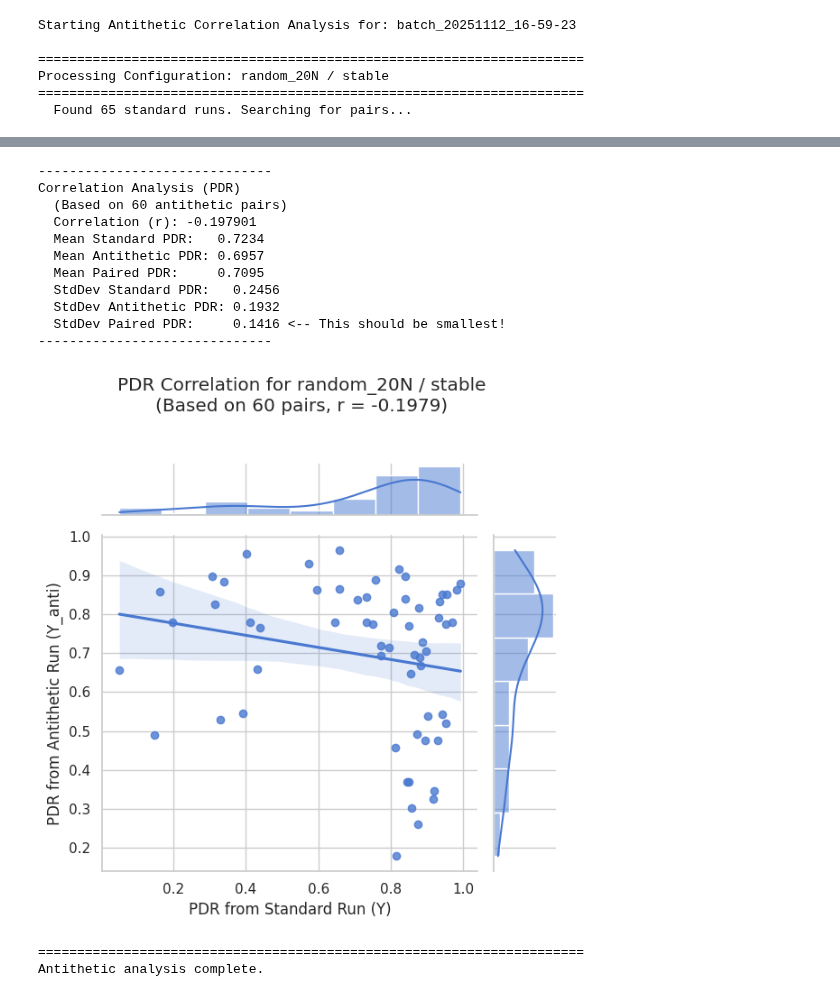
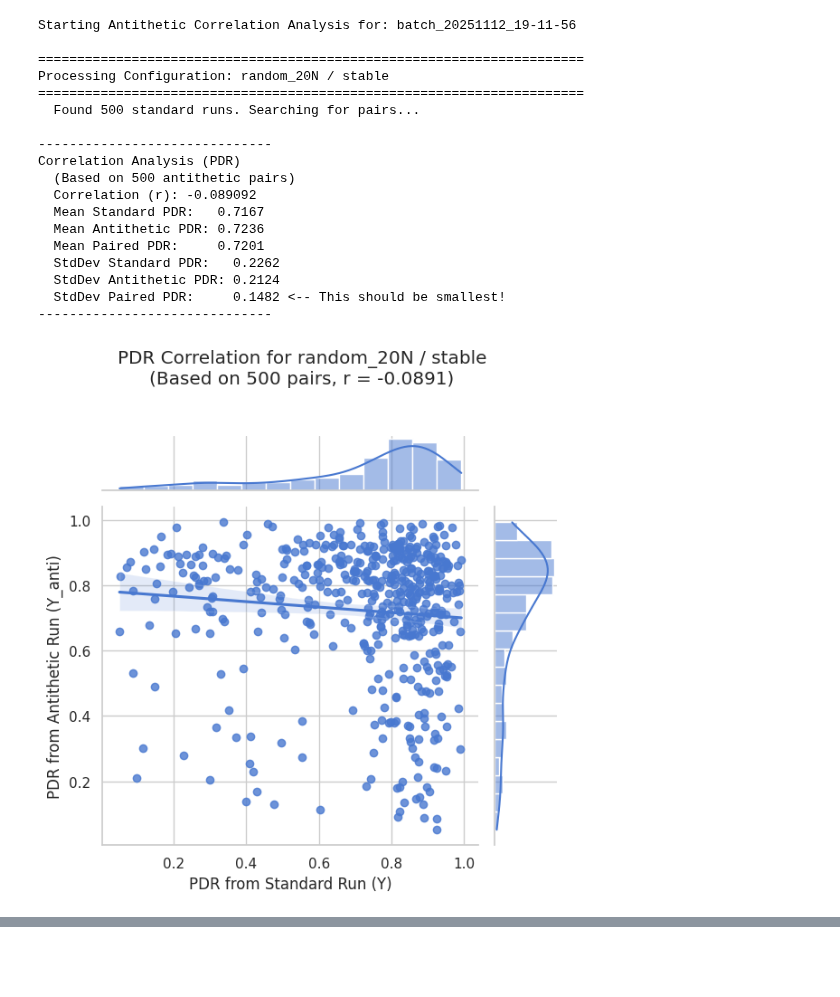
Before and after one commit to damiano-salvaterra/SPE-project, a Jupyter notebook: src/evaluation/check_antithetic.ipynb, the cells around one changed output, grey strips where cells are left out. Drawn from its saved outputs; the diff is of its cells as text; code cells hidden in the pictures; blank space fills up the shorter version.

```diff
--- a/src/evaluation/check_antithetic.ipynb
+++ b/src/evaluation/check_antithetic.ipynb
@@ -7,7 +7,7 @@ from pathlib import Path
 import sys
 import warnings
 
-PATH_TO_RESULTS_BATCH_FOLDER = Path("/home/damole/Documents/develop/SPE-project/results/batch_20251112_16-59-23/")
+PATH_TO_RESULTS_BATCH_FOLDER = Path("/home/damole/Documents/develop/SPE-project/results/batch_20251112_19-11-56/")
 
 
 # Log file names
@@ -142,33 +142,45 @@ else:
                 print(f"  Mean Standard PDR:   {np.mean(pdrs_standard):.4f}")
                 print(f"  Mean Antithetic PDR: {np.mean(pdrs_antithetic):.4f}")
                 print(f"  Mean Paired PDR:     {df_corr.mean(axis=1).mean():.4f}")
                 print(f"  StdDev Standard PDR:   {np.std(pdrs_standard):.4f}")
                 print(f"  StdDev Antithetic PDR: {np.std(pdrs_antithetic):.4f}")
                 print(f"  StdDev Paired PDR:     {df_corr.mean(axis=1).std():.4f} <-- This should be smallest!")
                 print("-"*30)
 
 
                 # --- Plot the Correlation ---
-                # A jointplot is perfect: scatter + histograms
                 plot = sns.jointplot(
                     data=df_corr,
                     x='Standard_PDR',
                     y='Antithetic_PDR',
                     kind='reg' # 'reg' adds a regression line
                 )
                 plot.fig.suptitle(f'PDR Correlation for {config_name}\n(Based on {num_pairs} pairs, r = {correlation:.4f})', y=1.03)
                 plot.set_axis_labels('PDR from Standard Run (Y)', 'PDR from Antithetic Run (Y_anti)')
                 plt.tight_layout()
                 plt.show() # Display the plot
 
         print("\n")
 
 print("="*70)
 print("Antithetic analysis complete.")
 # %% [output]
-Starting Antithetic Correlation Analysis for: batch_20251112_16-59-23
+Starting Antithetic Correlation Analysis for: batch_20251112_19-11-56
 
 ======================================================================
 Processing Configuration: random_20N / stable
 ======================================================================
-  Found 65 standard runs. Searching for pairs...
+  Found 500 standard runs. Searching for pairs...
+
+------------------------------
+Correlation Analysis (PDR)
+  (Based on 500 antithetic pairs)
+  Correlation (r): -0.089092
+  Mean Standard PDR:   0.7167
+  Mean Antithetic PDR: 0.7236
+  Mean Paired PDR:     0.7201
+  StdDev Standard PDR:   0.2262
+  StdDev Antithetic PDR: 0.2124
+  StdDev Paired PDR:     0.1482 <-- This should be smallest!
+------------------------------
+[figure, new version]
@@ -187,14 +188,0 @@ Processing Configuration: random_20N / stable
-------------------------------
-Correlation Analysis (PDR)
-  (Based on 60 antithetic pairs)
-  Correlation (r): -0.197901
-  Mean Standard PDR:   0.7234
-  Mean Antithetic PDR: 0.6957
-  Mean Paired PDR:     0.7095
-  StdDev Standard PDR:   0.2456
-  StdDev Antithetic PDR: 0.1932
-  StdDev Paired PDR:     0.1416 <-- This should be smallest!
-------------------------------
-[figure, old version]
-======================================================================
-Antithetic analysis complete.
```
Also changed, not shown: parts of 3 cells of this notebook, 2 other files.
